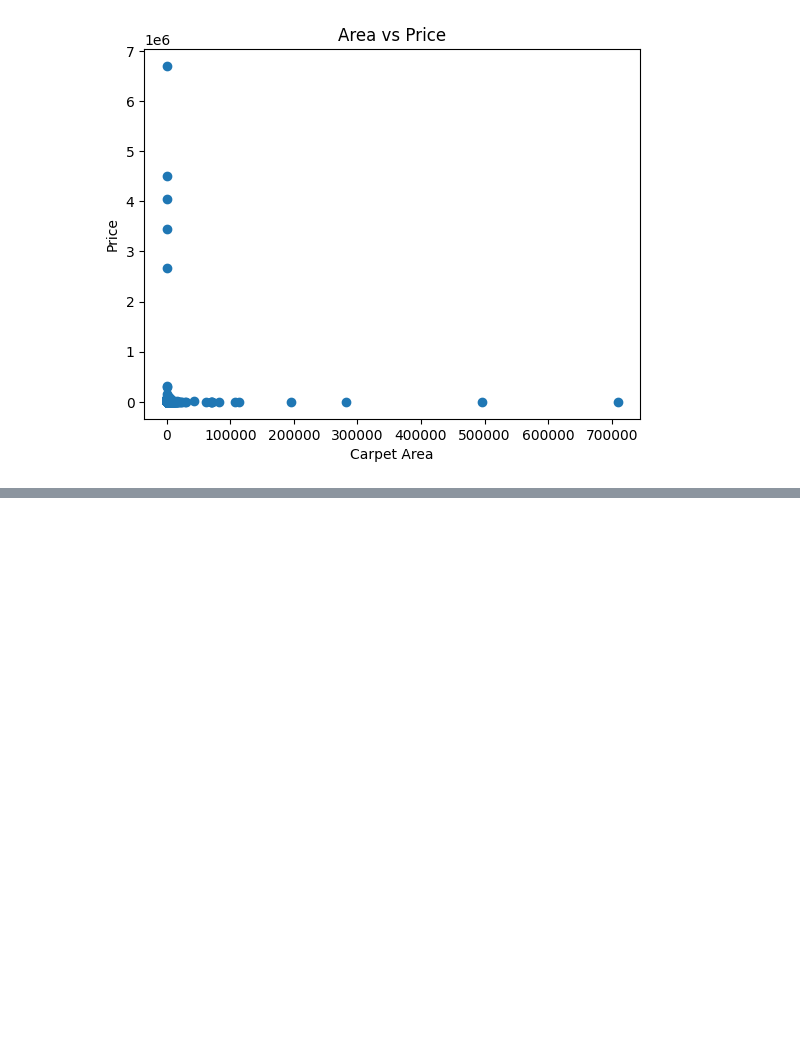
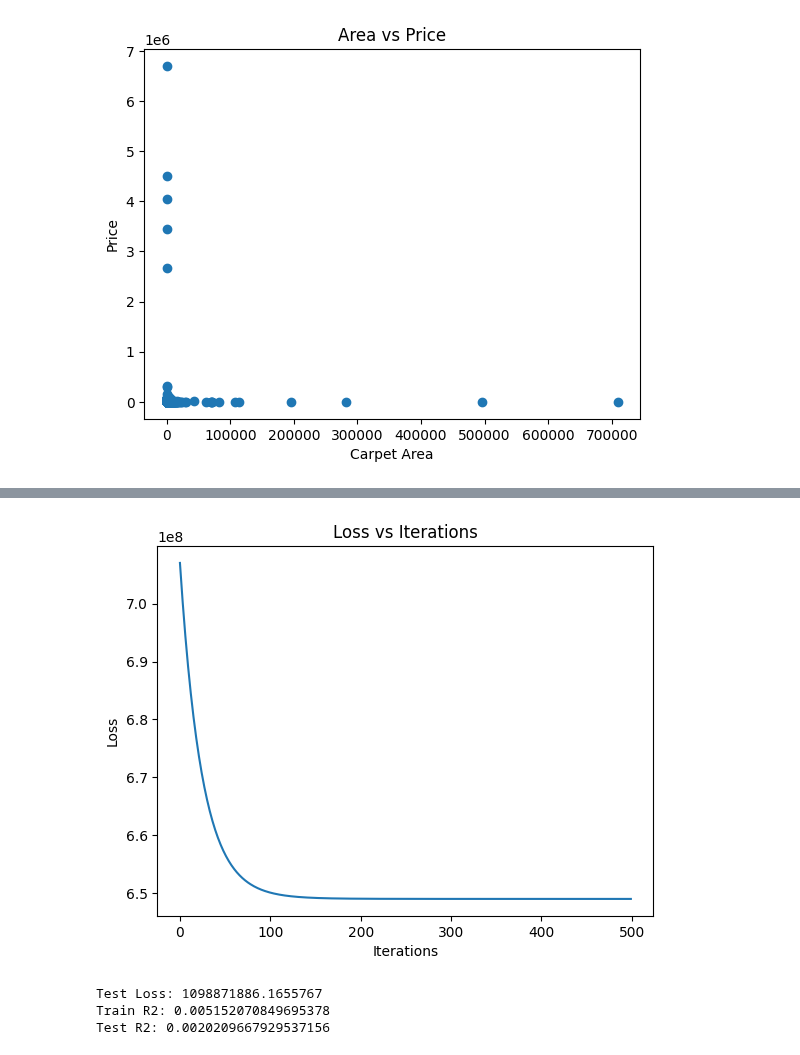
Before and after one commit to DCT-IP/machine-learning-from-scratch, a Jupyter notebook: linear_regression/Project/Housin_prices_prediction.ipynb, the cells around one changed output, grey strips where cells are left out. Saved outputs shown, nothing was run; the diff lists cells and outputs as text; code cells hidden in the pictures; blank space fills up the shorter version.

```diff
--- a/linear_regression/Project/Housin_prices_prediction.ipynb
+++ b/linear_regression/Project/Housin_prices_prediction.ipynb
@@ -153,3 +154,39 @@ X_test = (X_test - mean) / std
 #adding bias
 X_train = np.column_stack((np.ones(X_train.shape[0]), X_train))
 X_test = np.column_stack((np.ones(X_test.shape[0]), X_test))
+# %%
+def loss(X, Y, w):
+    n = len(Y)
+    error = X @ w - Y
+    return (1/n) * (error.T @ error)[0][0]
+
+def gradient(X, Y, w):
+    n = len(Y)
+    return (2/n) * X.T @ (X @ w - Y)
+
+def gradient_descent(X, Y, lr=0.01, iterations=500):
+
+    w = np.zeros((X.shape[1], 1))   # bias + weights start at 0
+
+    loss_history = []
+    weight_history = []
+
+    for i in range(iterations):
+
+        grad = gradient(X, Y, w)
+        w = w - lr * grad
+
+        loss_history.append(loss(X, Y, w))
+        weight_history.append(w.copy())
+
+    return w, loss_history, weight_history
+# %%
+learning_rate = 0.01
+iterations = 500
+
+w_final, loss_history, weight_history = gradient_descent(
+    X_train, Y_train, learning_rate, iterations
+)
+
+print("Final weights:")
+print(w_final)
@@ -155,0 +201,24 @@ X_test = np.column_stack((np.ones(X_test.shape[0]), X_test))
+# %%
+plt.plot(loss_history)
+plt.title("Loss vs Iterations")
+plt.xlabel("Iterations")
+plt.ylabel("Loss")
+plt.show()
+# %% [output]
+[figure, added]
+# %%
+test_loss = loss(X_test, Y_test, w_final)
+print("Test Loss:", test_loss)
+
+def r2_score(X, Y, w):
+    predictions = X @ w
+    ss_res = np.sum((Y - predictions)**2)
+    ss_tot = np.sum((Y - Y.mean())**2)
+    return 1 - (ss_res / ss_tot)
+
+print("Train R2:", r2_score(X_train, Y_train, w_final))
+print("Test R2:", r2_score(X_test, Y_test, w_final))
+# %% [output]
+Test Loss: 1098871886.1655767
+Train R2: 0.005152070849695378
+Test R2: 0.0020209667929537156
```
Also changed, not shown: parts of 2 cells of this notebook, 1 other file.
